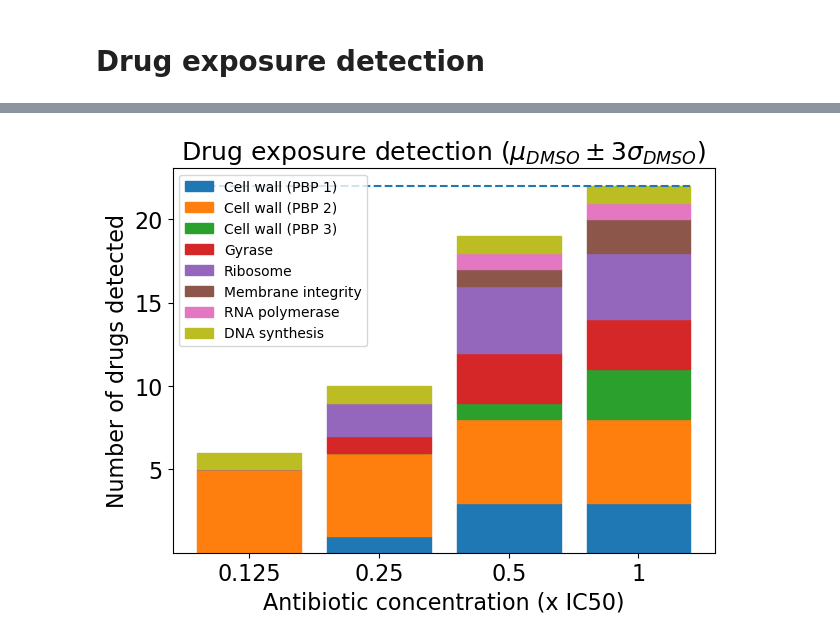
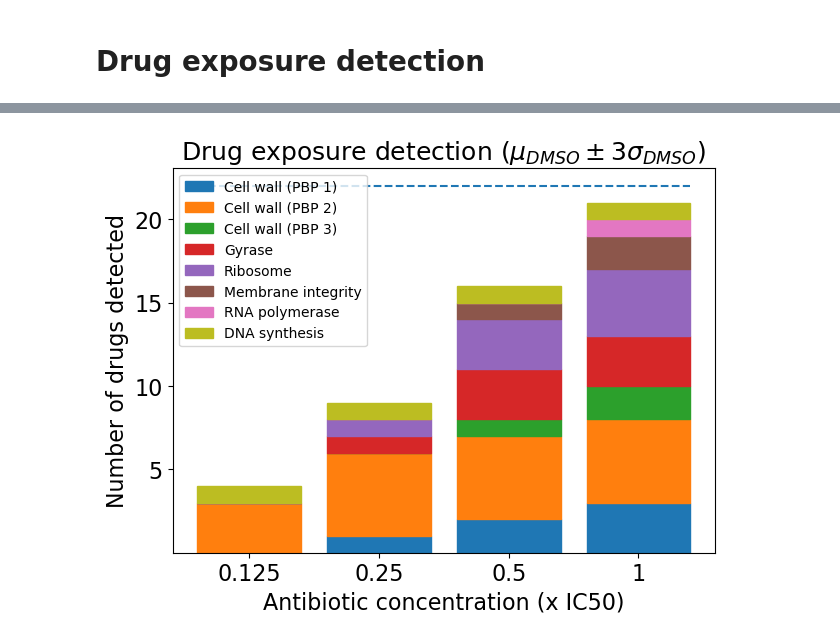
Before and after one commit to krentzd/ai4ab, a Jupyter notebook: analysis/Figure_4.ipynb, the cells around one changed output, grey strips where cells are left out. Drawn from its saved outputs; the diff is of its cells as text; code cells hidden in the pictures.

```diff
--- a/analysis/Figure_4.ipynb
+++ b/analysis/Figure_4.ipynb
@@ -32,7 +35,7 @@ plotter = ResultsPlotter(loader)
 # %%
-plotter.plot_drug_exposure_detection(plate=2)
+plotter.plot_drug_exposure_detection()
 # %% [output]
-[figure, old version]
+[figure, new version]
 # %%
 plotter.plot_roc_curve()
 # %% [output]
```
Also changed, not shown: parts of 6 cells of this notebook, 3 other files.
